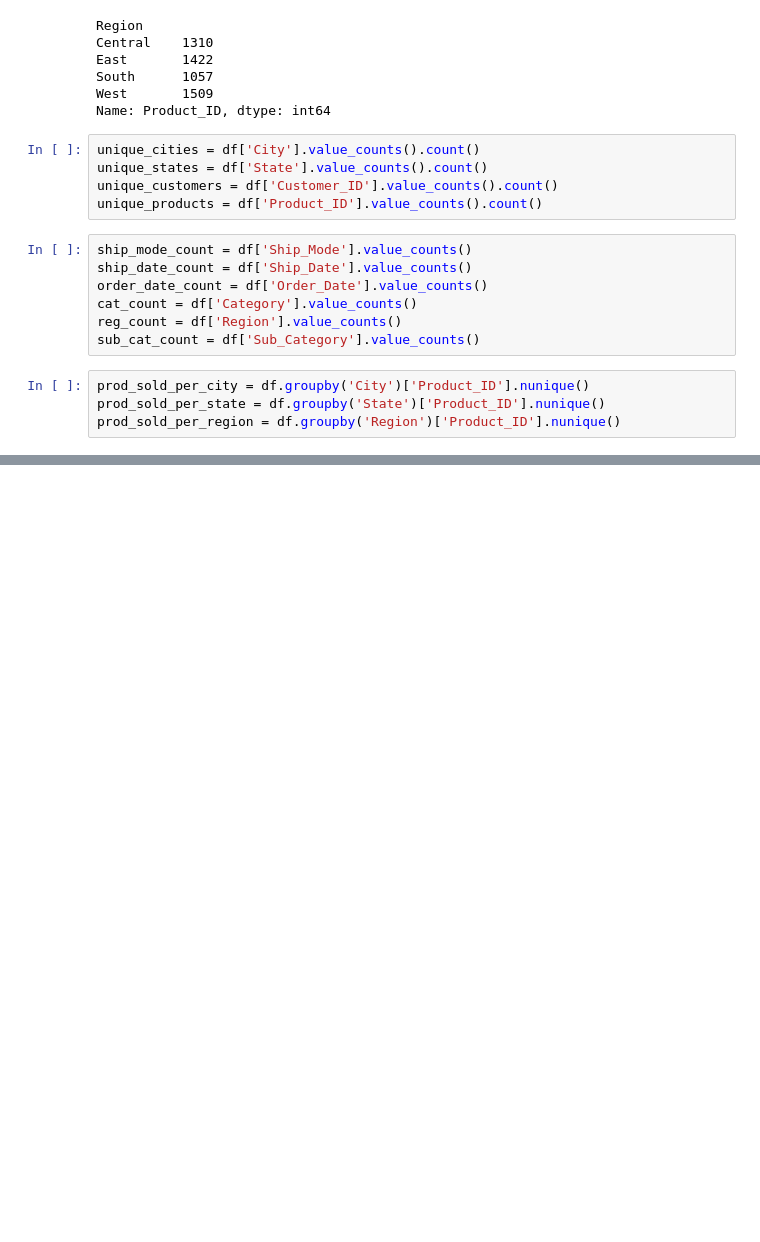
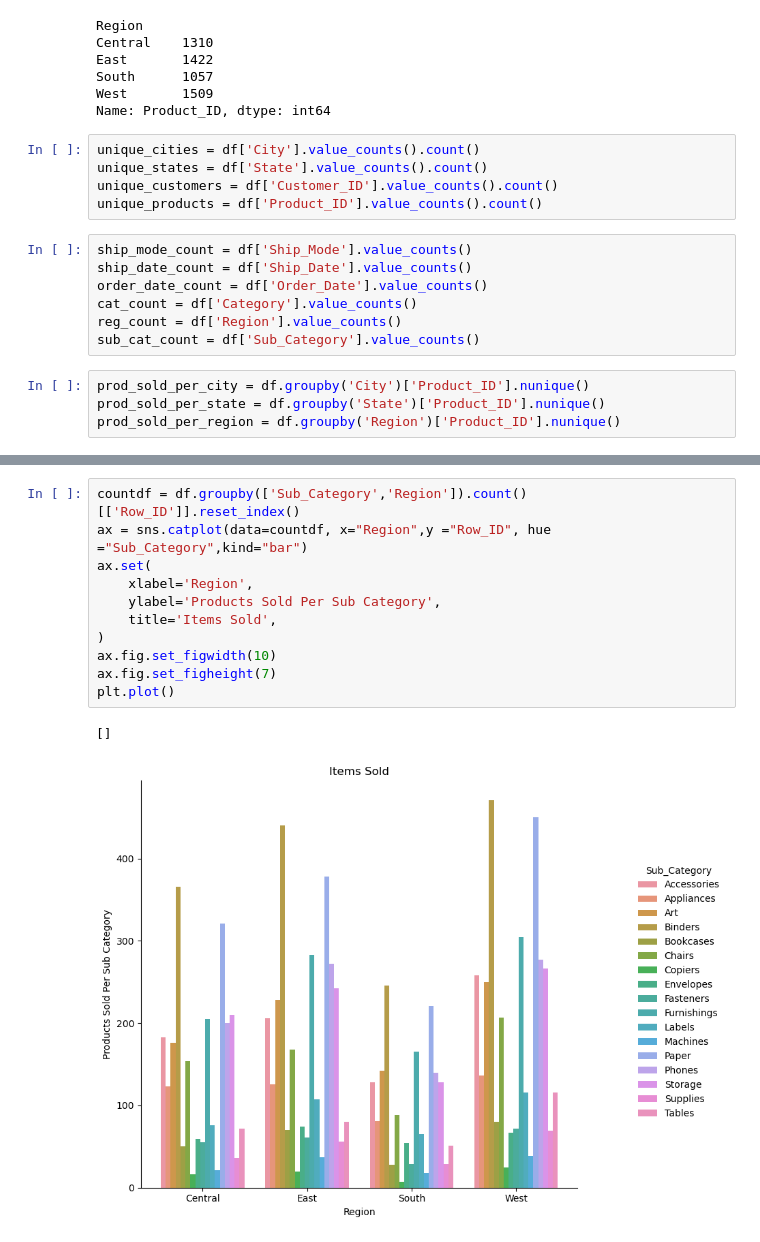
Before and after one commit to blwishom/Data-Analytics-Revisit-, a Jupyter notebook: Notebook1.ipynb, the cells around one changed output, grey strips where cells are left out. Saved outputs shown, nothing was run; the diff lists cells and outputs as text; blank space fills up the shorter version.

```diff
--- a/Notebook1.ipynb
+++ b/Notebook1.ipynb
@@ -87,0 +157,14 @@ prod_sold_per_region = df.groupby('Region')['Product_ID'].nunique()
+# %%
+countdf = df.groupby(['Sub_Category','Region']).count()[['Row_ID']].reset_index()
+ax = sns.catplot(data=countdf, x="Region",y ="Row_ID", hue ="Sub_Category",kind="bar")
+ax.set(
+    xlabel='Region',
+    ylabel='Products Sold Per Sub Category',
+    title='Items Sold',
+)
+ax.fig.set_figwidth(10)
+ax.fig.set_figheight(7)
+plt.plot()
+# %% [output]
+[]
+[figure, added]
```
Also changed, not shown: parts of 8 cells of this notebook.
